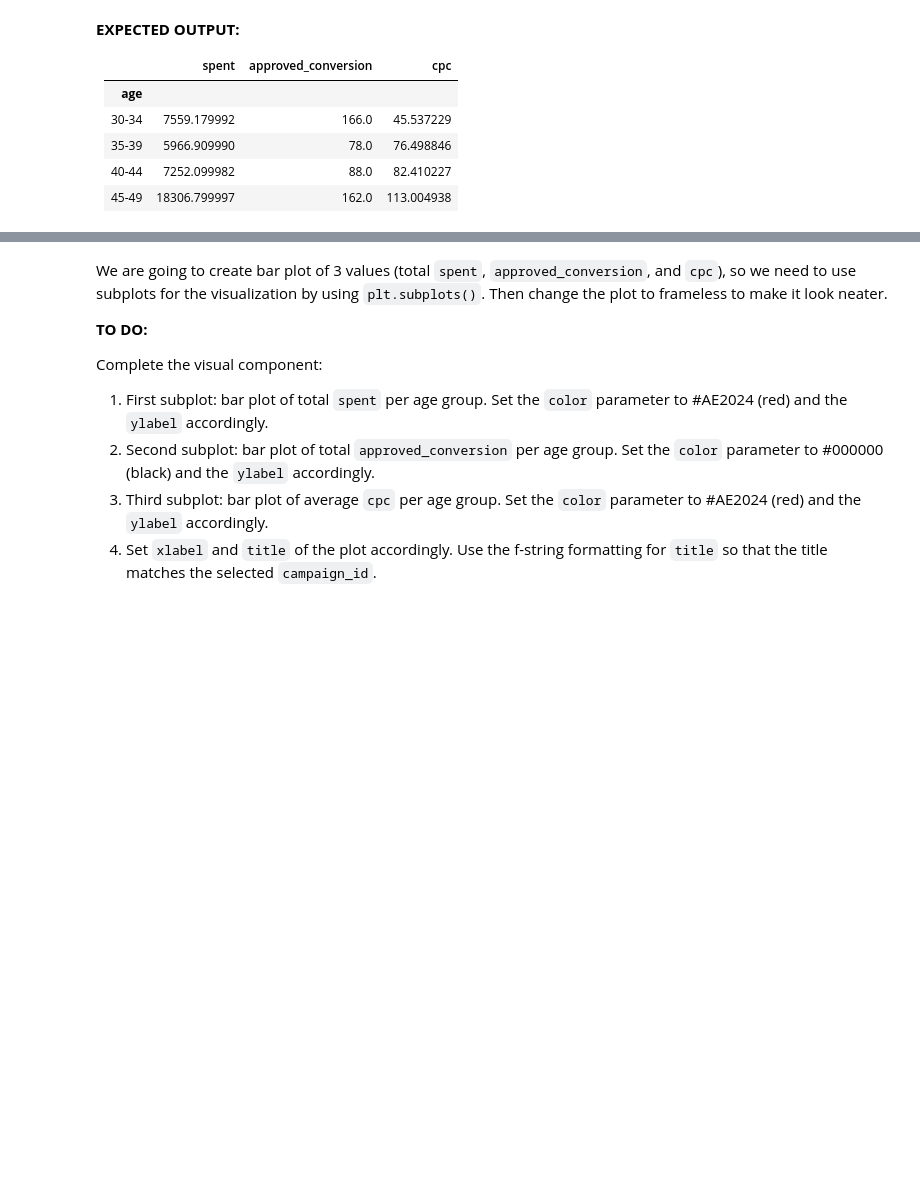
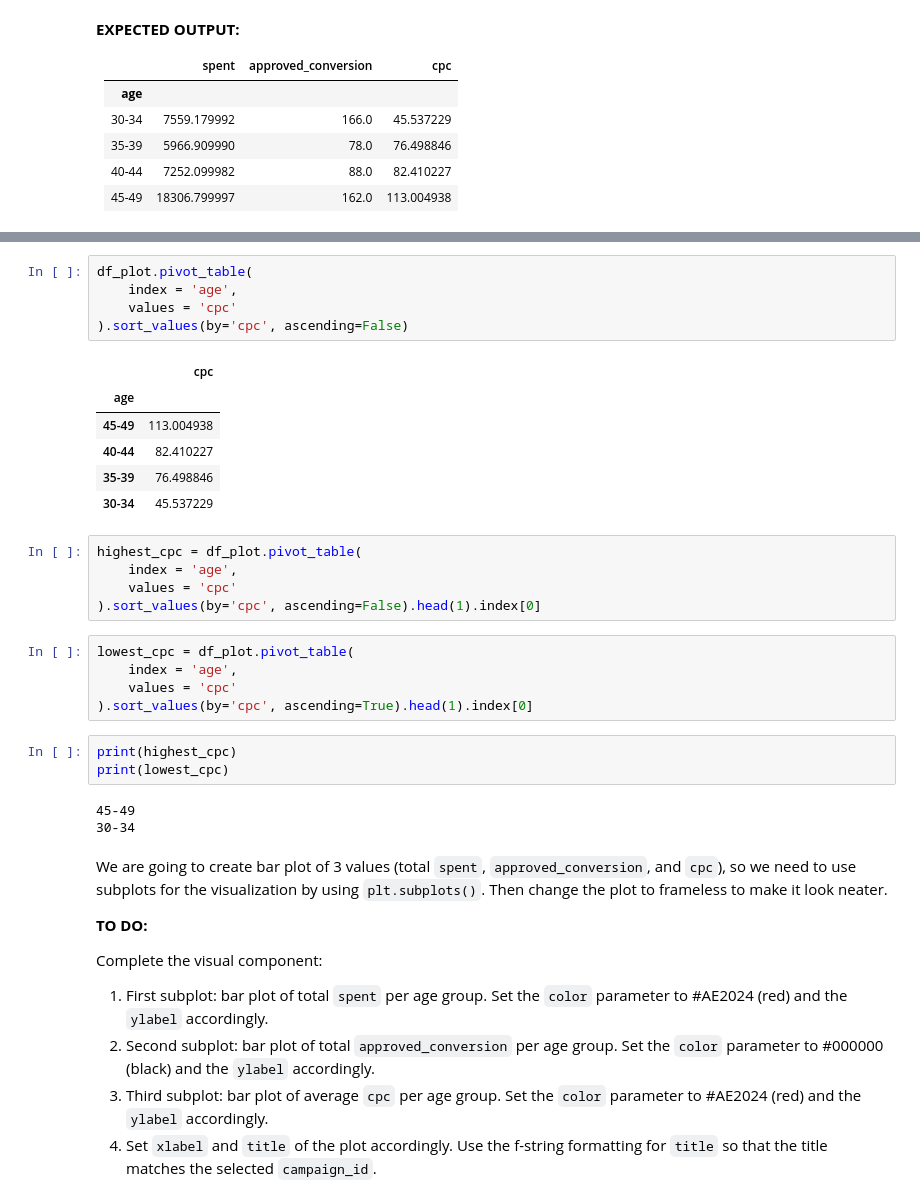
Before and after one commit to Gustana/telebot, a Jupyter notebook: Notebook Guide.ipynb, the cells around one changed output, grey strips where cells are left out. Drawn from its saved outputs; the diff is of its cells as text; blank space fills up the shorter version.

```diff
--- a/Notebook Guide.ipynb
+++ b/Notebook Guide.ipynb
@@ -703,3 +751,31 @@ df_plot
+# %%
+df_plot.pivot_table(
+    index = 'age',
+    values = 'cpc'
+).sort_values(by='cpc', ascending=False)
+# %% [output]
+|  | cpc |
+| age |  |
+| 45-49 | 113.004938 |
+| 40-44 | 82.410227 |
+| 35-39 | 76.498846 |
+| 30-34 | 45.537229 |
+# %%
+highest_cpc = df_plot.pivot_table(
+    index = 'age',
+    values = 'cpc'
+).sort_values(by='cpc', ascending=False).head(1).index[0]
+# %%
+lowest_cpc = df_plot.pivot_table(
+    index = 'age',
+    values = 'cpc'
+).sort_values(by='cpc', ascending=True).head(1).index[0]
+# %%
+print(highest_cpc)
+print(lowest_cpc)
+# %% [output]
+45-49
+30-34
 # %% [markdown]
 We are going to create bar plot of 3 values (total `spent`, `approved_conversion`, and `cpc`), so we need to use subplots for the visualization by using `plt.subplots()`. Then change the plot to frameless to make it look neater.
 
```
Also changed, not shown: parts of 15 cells of this notebook, 1 other file.
